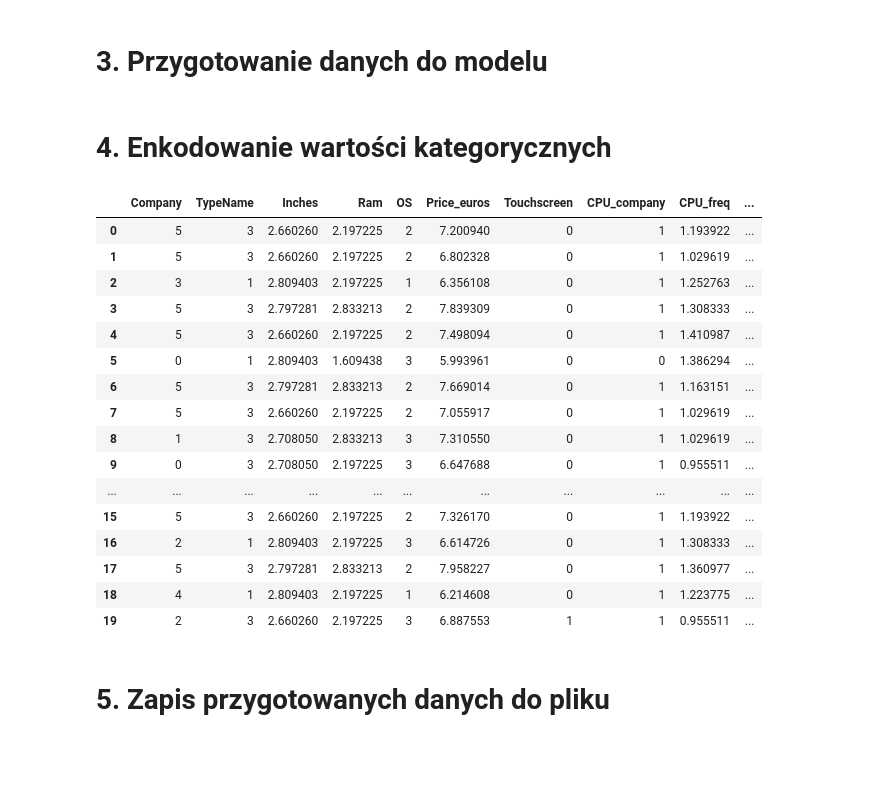
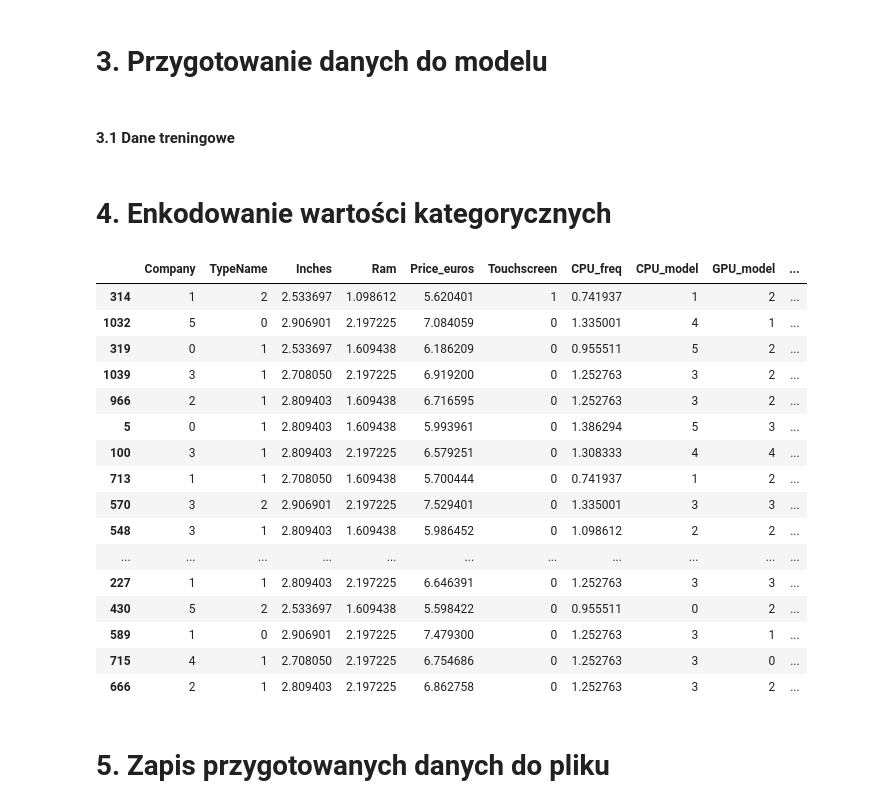
Before and after one commit to Piotr-Goraj/wsb-si-classification, a Jupyter notebook: data.ipynb, the cells around one changed output. Cells and saved outputs as stored; diff of their text form; code cells hidden in the pictures; blank space fills up the shorter version.

Commit message:
train/val/test data

```diff
--- a/data.ipynb
+++ b/data.ipynb
@@ -110,7 +112,7 @@ GPU_model               0
 dtype: int64
 # %%
 # Wybrane kolumny do modeli
-selected_columns = [ 'Company','TypeName', 'Price_euros', 'Inches','Ram','OS','Touchscreen','CPU_company','CPU_freq','CPU_model','GPU_company','GPU_model']
+selected_columns = [ 'Company','TypeName', 'Price_euros', 'Inches','Ram','OS','Touchscreen','CPU_freq','CPU_model','GPU_company','GPU_model']
 
 # Wczytanie pliku CSV z wybranymi kolumnami
 print("Wybrane kolumny CSV:")
@@ -134,7 +185,7 @@ Wybrane kolumny CSV:
 # %% [markdown]
 # 3. Przygotowanie danych do modelu
 # %%
-def replace_with_top_n(column: str, n: int, other_label: str ="Other"):
+def replace_with_top_n(data: DataFrame, column: str, n: int, other_label: str ="Other"):
     """
     Zamienia wartości w kolumnie na n najczęściej występujących,
     a pozostałe wartości na 'Other'.
@@ -147,29 +198,48 @@ def replace_with_top_n(column: str, n: int, other_label: str ="Other"):
     Returns:
     - DataFrame z przekształconą kolumną.
     """
-    top_n = df_selected_columns_csv[column].value_counts().nlargest(n).index
-    df_selected_columns_csv[column] = df_selected_columns_csv[column].apply(lambda x: x if x in top_n else other_label)
-    return df_selected_columns_csv
+    top_n = data[column].value_counts().nlargest(n).index
+    data[column] = data[column].apply(lambda x: x if x in top_n else other_label)
 
-def replace_with_log_transformation(column: str):
+def replace_with_log_transformation(data: DataFrame, column: str):
     """
     Zamienia wartości w kolumnie na wartości zlogarytmowane.
 
     Params:
     - column: Nazwa kolumny do przetworzenia.
     """
-    df_selected_columns_csv[column] = np.log1p(df_selected_columns_csv[column])
+    data[column] = np.log1p(data[column])
 
-def remove_model_number(column: str):
+def remove_model_number(data: DataFrame, column: str):
     """
     Usuwa końcowe cyfry (model) z nazwy, pozostawiając tylko część tekstową.
 
-    Parameters:
+    Params:
     - text (str): Tekst do przetworzenia (np. "Core i5 7200U").
 
     Returns:
     - str: Przetworzony tekst bez końcowych cyfr (np. "Core i5").
     """
-    df_selected_columns_csv[column] = df_selected_columns_csv[column].apply(lambda text: re.sub(r'\s+\d+\w*$', '', text))
+    data[column] = data[column].apply(lambda text: re.sub(r'\s+\d+\w*$', '', text))
+
+def encode_with_dummies(data: DataFrame, columns: list):
+    """
+    Przekształca wybrane kolumny na zmienne zero-jedynkowe (one-hot encoding).
+
+    Params:
+    - data: DataFrame do przekształcenia.
+    - columns: Lista kolumn kategorycznych do zakodowania.
+
+    Returns:
+    - DataFrame z zakodowanymi kolumnami.
+    """
+    data_encoded = pd.get_dummies(data, columns=columns, drop_first=True)
+    # drop_first zapobiega pułapce zmiennych fikcyjnych
+    # Usuwa pierwszą kolumnę dla każdej kategorii,
+    # aby uniknąć pułapki zmiennych fikcyjnych (tzw. dummy variable trap).
+    # Pomaga to w modelach regresji uniknąć współliniowości.
+    return data_encoded
+# %% [markdown]
+#### 3.1 Dane treningowe
 # %%
 # top 5 Company
@@ -212,34 +315,34 @@ replace_with_log_transformation('CPU_freq')
 # %% [markdown]
 # 4. Enkodowanie wartości kategorycznych
 # %%
-data_encoded = df_selected_columns_csv.copy()
+data_encoded = train_data_encoded.copy()
 label_encoders = {}
 
 # konwersja kolumn kategorycznych na numeryczne korzystając z kodowania etykiet
 for col in data_encoded.select_dtypes(include=['object']).columns:
     le = LabelEncoder()
     data_encoded[col] = le.fit_transform(data_encoded[col])
     label_encoders[col] = le
 
 # pierwsze 20 enkodowanych rekortów
 data_encoded.head(20)
 # %% [output]
-|  | Company | TypeName | Inches | Ram | OS | Price_euros | Touchscreen | CPU_company | CPU_freq | ... |
-| 0 | 5 | 3 | 2.660260 | 2.197225 | 2 | 7.200940 | 0 | 1 | 1.193922 | ... |
-| 1 | 5 | 3 | 2.660260 | 2.197225 | 2 | 6.802328 | 0 | 1 | 1.029619 | ... |
-| 2 | 3 | 1 | 2.809403 | 2.197225 | 1 | 6.356108 | 0 | 1 | 1.252763 | ... |
-| 3 | 5 | 3 | 2.797281 | 2.833213 | 2 | 7.839309 | 0 | 1 | 1.308333 | ... |
-| 4 | 5 | 3 | 2.660260 | 2.197225 | 2 | 7.498094 | 0 | 1 | 1.410987 | ... |
-| 5 | 0 | 1 | 2.809403 | 1.609438 | 3 | 5.993961 | 0 | 0 | 1.386294 | ... |
-| 6 | 5 | 3 | 2.797281 | 2.833213 | 2 | 7.669014 | 0 | 1 | 1.163151 | ... |
-| 7 | 5 | 3 | 2.660260 | 2.197225 | 2 | 7.055917 | 0 | 1 | 1.029619 | ... |
-| 8 | 1 | 3 | 2.708050 | 2.833213 | 3 | 7.310550 | 0 | 1 | 1.029619 | ... |
-| 9 | 0 | 3 | 2.708050 | 2.197225 | 3 | 6.647688 | 0 | 1 | 0.955511 | ... |
+|  | Company | TypeName | Inches | Ram | Price_euros | Touchscreen | CPU_freq | CPU_model | GPU_model | ... |
+| 314 | 1 | 2 | 2.533697 | 1.098612 | 5.620401 | 1 | 0.741937 | 1 | 2 | ... |
+| 1032 | 5 | 0 | 2.906901 | 2.197225 | 7.084059 | 0 | 1.335001 | 4 | 1 | ... |
+| 319 | 0 | 1 | 2.533697 | 1.609438 | 6.186209 | 0 | 0.955511 | 5 | 2 | ... |
+| 1039 | 3 | 1 | 2.708050 | 2.197225 | 6.919200 | 0 | 1.252763 | 3 | 2 | ... |
+| 966 | 2 | 1 | 2.809403 | 1.609438 | 6.716595 | 0 | 1.252763 | 3 | 2 | ... |
+| 5 | 0 | 1 | 2.809403 | 1.609438 | 5.993961 | 0 | 1.386294 | 5 | 3 | ... |
+| 100 | 3 | 1 | 2.809403 | 2.197225 | 6.579251 | 0 | 1.308333 | 4 | 4 | ... |
+| 713 | 1 | 1 | 2.708050 | 1.609438 | 5.700444 | 0 | 0.741937 | 1 | 2 | ... |
+| 570 | 3 | 2 | 2.906901 | 2.197225 | 7.529401 | 0 | 1.335001 | 3 | 3 | ... |
+| 548 | 3 | 1 | 2.809403 | 1.609438 | 5.986452 | 0 | 1.098612 | 2 | 2 | ... |
 | ... | ... | ... | ... | ... | ... | ... | ... | ... | ... | ... |
-| 15 | 5 | 3 | 2.660260 | 2.197225 | 2 | 7.326170 | 0 | 1 | 1.193922 | ... |
-| 16 | 2 | 1 | 2.809403 | 2.197225 | 3 | 6.614726 | 0 | 1 | 1.308333 | ... |
-| 17 | 5 | 3 | 2.797281 | 2.833213 | 2 | 7.958227 | 0 | 1 | 1.360977 | ... |
-| 18 | 4 | 1 | 2.809403 | 2.197225 | 1 | 6.214608 | 0 | 1 | 1.223775 | ... |
-| 19 | 2 | 3 | 2.660260 | 2.197225 | 3 | 6.887553 | 1 | 1 | 0.955511 | ... |
+| 227 | 1 | 1 | 2.809403 | 2.197225 | 6.646391 | 0 | 1.252763 | 3 | 3 | ... |
+| 430 | 5 | 2 | 2.533697 | 1.609438 | 5.598422 | 0 | 0.955511 | 0 | 2 | ... |
+| 589 | 1 | 0 | 2.906901 | 2.197225 | 7.479300 | 0 | 1.252763 | 3 | 1 | ... |
+| 715 | 4 | 1 | 2.708050 | 2.197225 | 6.754686 | 0 | 1.252763 | 3 | 0 | ... |
+| 666 | 2 | 1 | 2.809403 | 2.197225 | 6.862758 | 0 | 1.252763 | 3 | 2 | ... |
 # %% [markdown]
 # 5. Zapis przygotowanych danych do pliku
```
Also changed, not shown: parts of 6 cells of this notebook, 4 other files.
